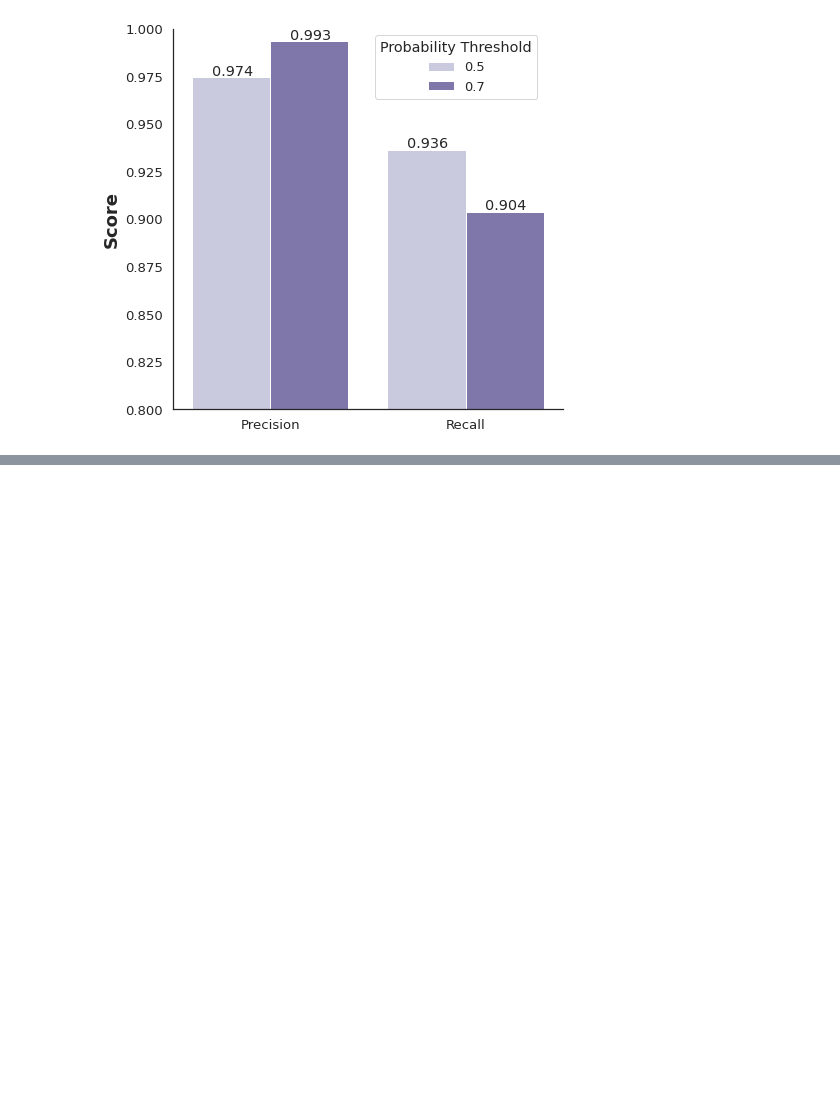
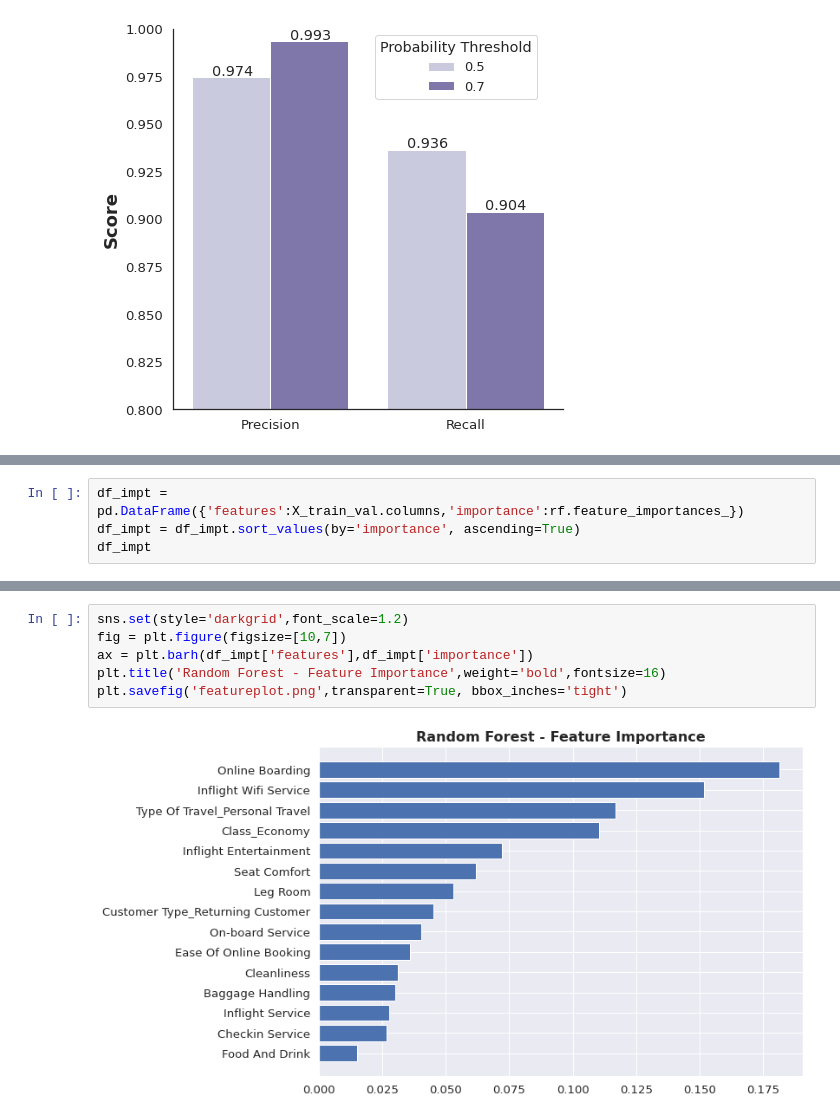
Before and after one commit to federicoding/Airline_Satisfaction, a Jupyter notebook: Airline_Satisfaction_Project.ipynb, the cells around one changed output, grey strips where cells are left out. Drawn from its saved outputs; the diff is of its cells as text; blank space fills up the shorter version.

```diff
--- a/Airline_Satisfaction_Project.ipynb
+++ b/Airline_Satisfaction_Project.ipynb
@@ -810,0 +885,4 @@ plt.savefig('probabilityplot.png',transparent=True, bbox_inches='tight')
+# %%
+df_impt = pd.DataFrame({'features':X_train_val.columns,'importance':rf.feature_importances_})
+df_impt = df_impt.sort_values(by='importance', ascending=True)
+df_impt
@@ -810,0 +906,8 @@ plt.savefig('probabilityplot.png',transparent=True, bbox_inches='tight')
+# %%
+sns.set(style='darkgrid',font_scale=1.2)
+fig = plt.figure(figsize=[10,7])
+ax = plt.barh(df_impt['features'],df_impt['importance'])
+plt.title('Random Forest - Feature Importance',weight='bold',fontsize=16)
+plt.savefig('featureplot.png',transparent=True, bbox_inches='tight')
+# %% [output]
+[figure, added]
```
Also changed, not shown: parts of 15 cells of this notebook.
